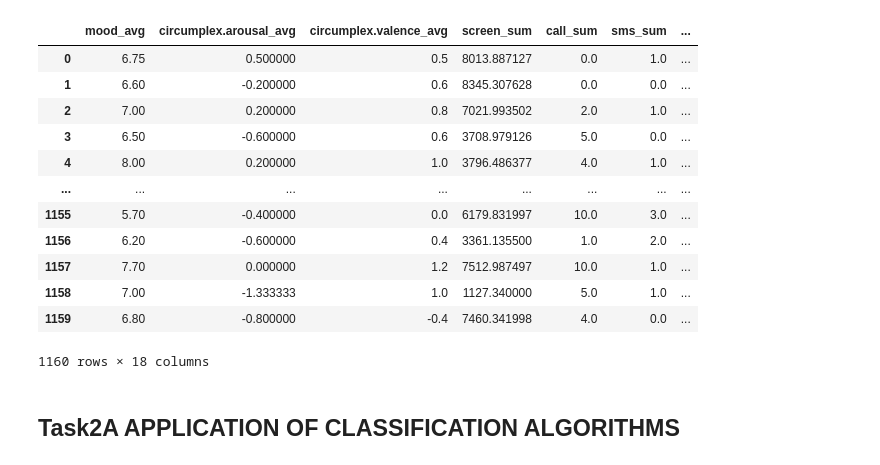
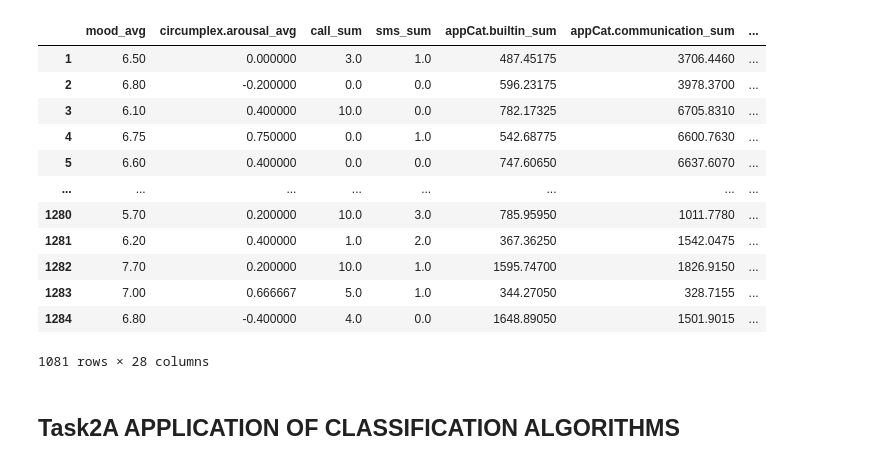
Before and after one commit to AmrAdwan/Data_Mining1, a Jupyter notebook: Data Cleaning + Feature Engineering + Classification + Association Rules.ipynb, the cells around one changed output. Saved outputs shown, nothing was run; the diff lists cells and outputs as text; code cells hidden in the pictures.

```diff
--- a/Data Cleaning + Feature Engineering + Classification + Association Rules.ipynb
+++ b/Data Cleaning + Feature Engineering + Classification + Association Rules.ipynb
@@ -236,11 +278,28 @@ print(dataset.head())
 # %%
+import pandas as pd
 from sklearn.feature_selection import VarianceThreshold
-import pandas as pd
+import matplotlib.pyplot as plt
+import seaborn as sns
 
-features = dataset.drop(columns=['id', 'date'])
+feat_df = final_df.drop(columns=['user_id','date'], errors='ignore')
+vt = VarianceThreshold(threshold=0.1)
+filtered_array = vt.fit_transform(feat_df)
+mask = vt.get_support(indices=True)
+kept_cols = feat_df.columns[mask]
+filtered_features = pd.DataFrame(filtered_array, columns=kept_cols, index=feat_df.index)
+print(filtered_features.head())
 
-selector = VarianceThreshold(threshold=0.1)
-selected_features = selector.fit_transform(features)
-selected_indices = selector.get_support(indices=True)
-selected_columns = features.columns[selected_indices]
-dataset_selected = pd.DataFrame(selected_features, columns=selected_columns)
+removed_cols = [c for c in feat_df.columns if c not in kept_cols]
+print('Kept columns:', list(kept_cols))
+print('Removed columns:', removed_cols)
+
+variances = feat_df.var().sort_values()
+plt.figure(figsize=(10,6))
+sns.barplot(x=variances.index, y=variances.values)
+plt.xticks(rotation=90)
+plt.ylabel('Variance')
+plt.title('Feature Variance Distribution')
+plt.tight_layout()
+plt.show()
+
+filtered_features.to_csv('filtered_features.csv', index=False)
@@ -247,19 +325,19 @@ dataset_selected = pd.DataFrame(selected_features, columns=selected_columns)
 # %%
-dataset_selected
+filtered_features
 # %% [output]
-|  | mood_avg | circumplex.arousal_avg | circumplex.valence_avg | screen_sum | call_sum | sms_sum | ... |
-| 0 | 6.75 | 0.500000 | 0.5 | 8013.887127 | 0.0 | 1.0 | ... |
-| 1 | 6.60 | -0.200000 | 0.6 | 8345.307628 | 0.0 | 0.0 | ... |
-| 2 | 7.00 | 0.200000 | 0.8 | 7021.993502 | 2.0 | 1.0 | ... |
-| 3 | 6.50 | -0.600000 | 0.6 | 3708.979126 | 5.0 | 0.0 | ... |
-| 4 | 8.00 | 0.200000 | 1.0 | 3796.486377 | 4.0 | 1.0 | ... |
+|  | mood_avg | circumplex.arousal_avg | call_sum | sms_sum | appCat.builtin_sum | appCat.communication_sum | ... |
+| 1 | 6.50 | 0.000000 | 3.0 | 1.0 | 487.45175 | 3706.4460 | ... |
+| 2 | 6.80 | -0.200000 | 0.0 | 0.0 | 596.23175 | 3978.3700 | ... |
+| 3 | 6.10 | 0.400000 | 10.0 | 0.0 | 782.17325 | 6705.8310 | ... |
+| 4 | 6.75 | 0.750000 | 0.0 | 1.0 | 542.68775 | 6600.7630 | ... |
+| 5 | 6.60 | 0.400000 | 0.0 | 0.0 | 747.60650 | 6637.6070 | ... |
 | ... | ... | ... | ... | ... | ... | ... | ... |
-| 1155 | 5.70 | -0.400000 | 0.0 | 6179.831997 | 10.0 | 3.0 | ... |
-| 1156 | 6.20 | -0.600000 | 0.4 | 3361.135500 | 1.0 | 2.0 | ... |
-| 1157 | 7.70 | 0.000000 | 1.2 | 7512.987497 | 10.0 | 1.0 | ... |
-| 1158 | 7.00 | -1.333333 | 1.0 | 1127.340000 | 5.0 | 1.0 | ... |
-| 1159 | 6.80 | -0.800000 | -0.4 | 7460.341998 | 4.0 | 0.0 | ... |
+| 1280 | 5.70 | 0.200000 | 10.0 | 3.0 | 785.95950 | 1011.7780 | ... |
+| 1281 | 6.20 | 0.400000 | 1.0 | 2.0 | 367.36250 | 1542.0475 | ... |
+| 1282 | 7.70 | 0.200000 | 10.0 | 1.0 | 1595.74700 | 1826.9150 | ... |
+| 1283 | 7.00 | 0.666667 | 5.0 | 1.0 | 344.27050 | 328.7155 | ... |
+| 1284 | 6.80 | -0.400000 | 4.0 | 0.0 | 1648.89050 | 1501.9015 | ... |
-1160 rows × 18 columns
+1081 rows × 28 columns
 # %% [markdown]
 ## Task2A APPLICATION OF CLASSIFICATION ALGORITHMS
 # %% [markdown]
```
Also changed, not shown: parts of 18 cells of this notebook, 2 other files.
